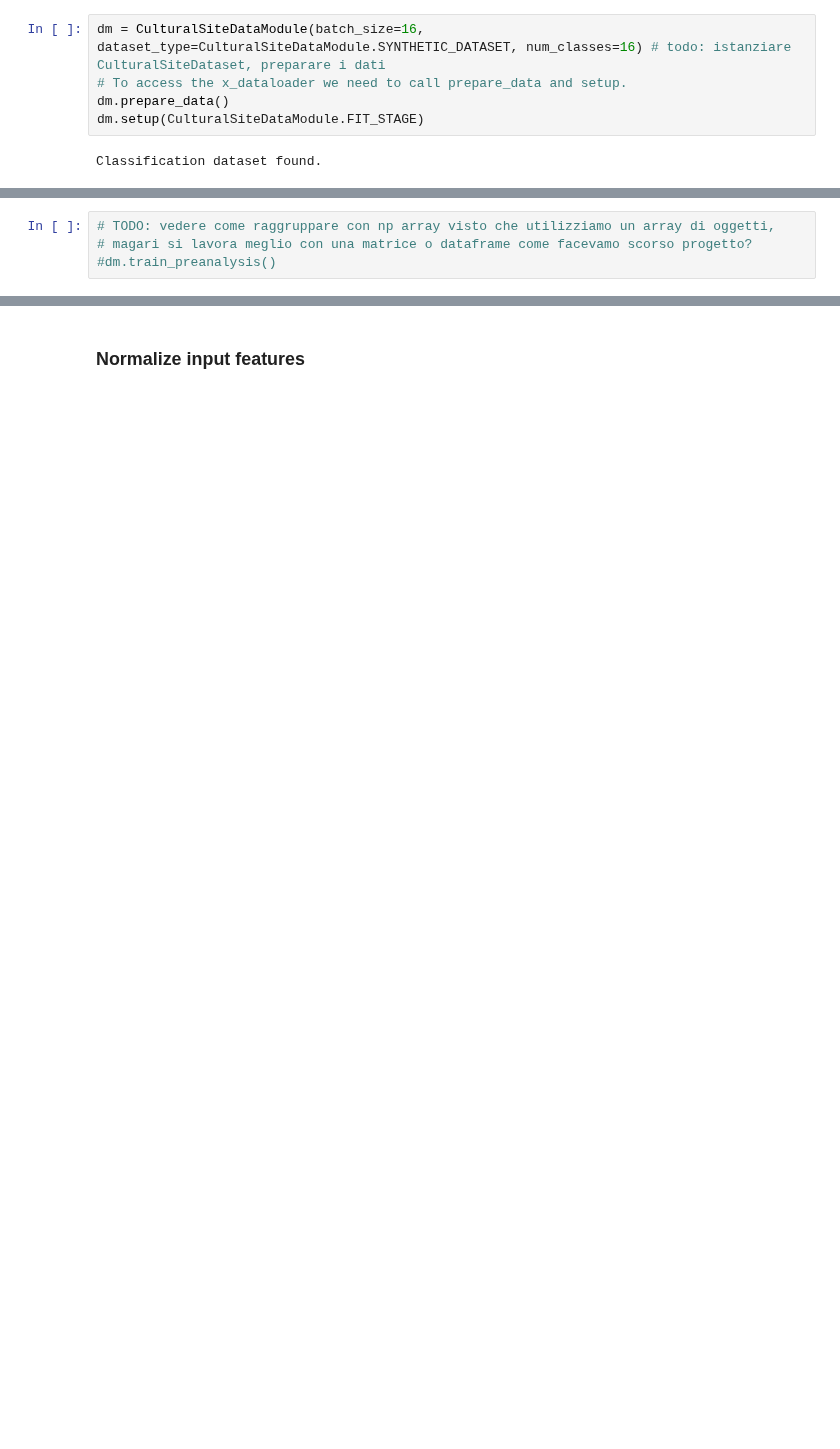
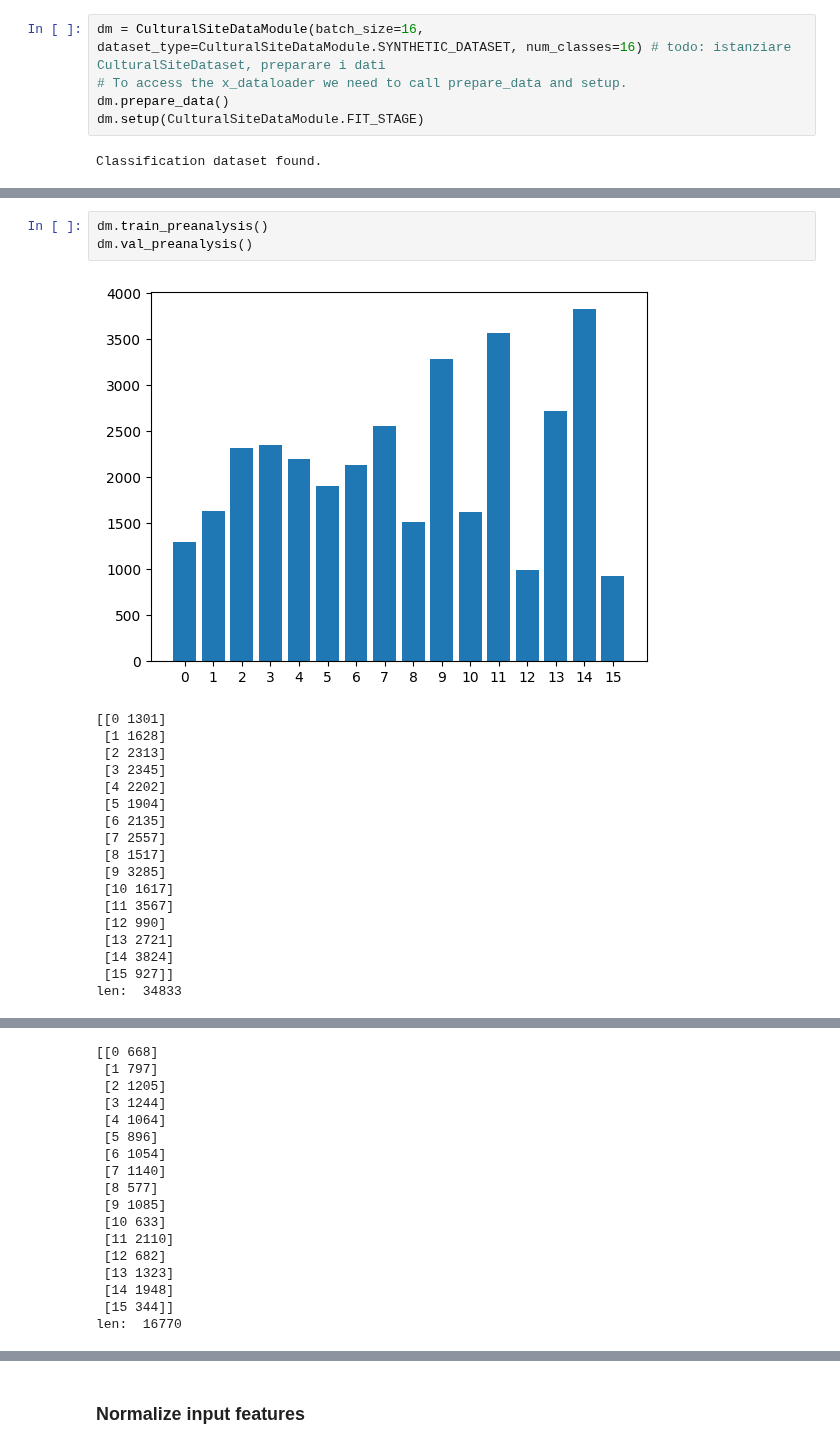
Before and after one commit to wredan/deep-learning-project, a Jupyter notebook: domain_adapt_notebook.ipynb, the cells around one changed output, grey strips where cells are left out. Saved outputs shown, nothing was run; the diff lists cells and outputs as text; blank space fills up the shorter version.

```diff
--- a/domain_adapt_notebook.ipynb
+++ b/domain_adapt_notebook.ipynb
@@ -487,4 +432,22 @@ len:  18414
-# %%
-# TODO: vedere come raggruppare con np array visto che utilizziamo un array di oggetti,
-# magari si lavora meglio con una matrice o dataframe come facevamo scorso progetto?
-#dm.train_preanalysis()
+# %%
+dm.train_preanalysis()
+dm.val_preanalysis()
+# %% [output]
+[figure, added]
+[[0 1301]
+ [1 1628]
+ [2 2313]
+ [3 2345]
+ [4 2202]
+ [5 1904]
+ [6 2135]
+ [7 2557]
+ [8 1517]
+ [9 3285]
+ [10 1617]
+ [11 3567]
+ [12 990]
+ [13 2721]
+ [14 3824]
+ [15 927]]
+len:  34833
@@ -490,0 +455,17 @@ len:  18414
+[[0 668]
+ [1 797]
+ [2 1205]
+ [3 1244]
+ [4 1064]
+ [5 896]
+ [6 1054]
+ [7 1140]
+ [8 577]
+ [9 1085]
+ [10 633]
+ [11 2110]
+ [12 682]
+ [13 1323]
+ [14 1948]
+ [15 344]]
+len:  16770
```
Also changed, not shown: parts of 12 cells of this notebook.
